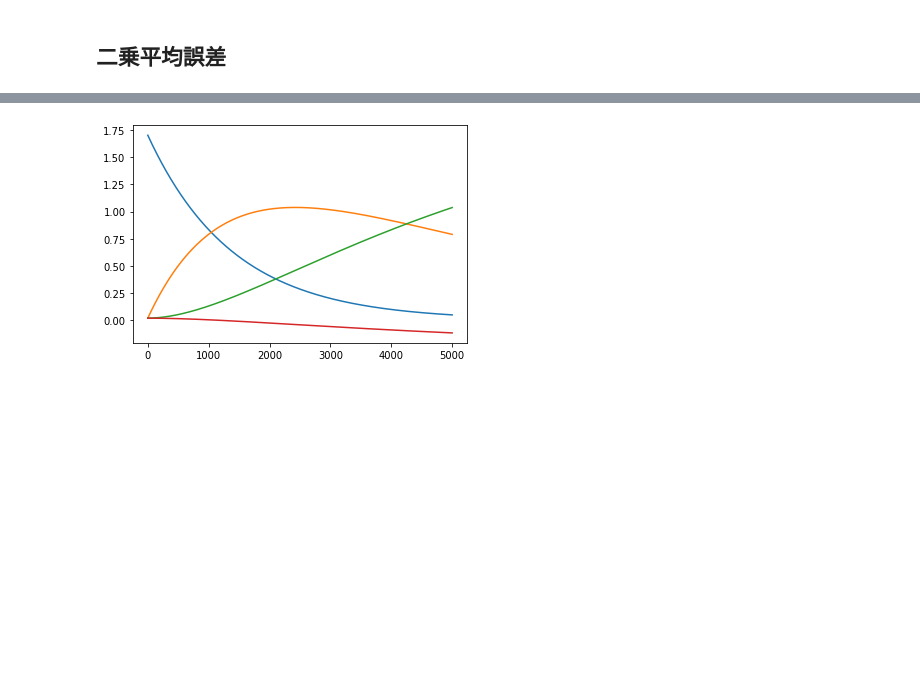
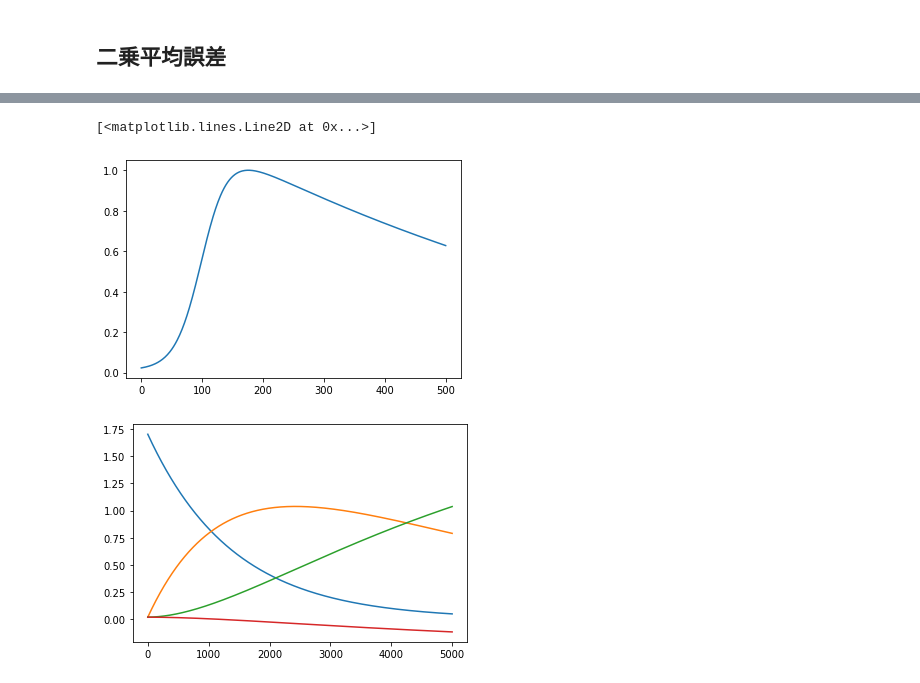
Before and after one commit to ShuichiroTsuda/TrendModel, a Jupyter notebook: TrendModel.ipynb, the cells around one changed output, grey strips where cells are left out. Saved outputs shown, nothing was run; the diff lists cells and outputs as text; code cells hidden in the pictures; blank space fills up the shorter version.

```diff
--- a/TrendModel.ipynb
+++ b/TrendModel.ipynb
@@ -156,3 +185,8 @@ opt = basinhopping(rmse2, [1, 1, 1], minimizer_kwargs={"args": a, "method": "L-B
+# %%
+plt.plot(X[:,1]+X[:,3])
+# %% [output]
+[<matplotlib.lines.Line2D at 0x...>]
+[figure, added]
 # %%
 pars = [0.07146819,  0.02392529, -0.00319135]
 #pars = [ 2.623176 , 5.11777424, 20.04359523]
```
Also changed, not shown: parts of 7 cells of this notebook.
